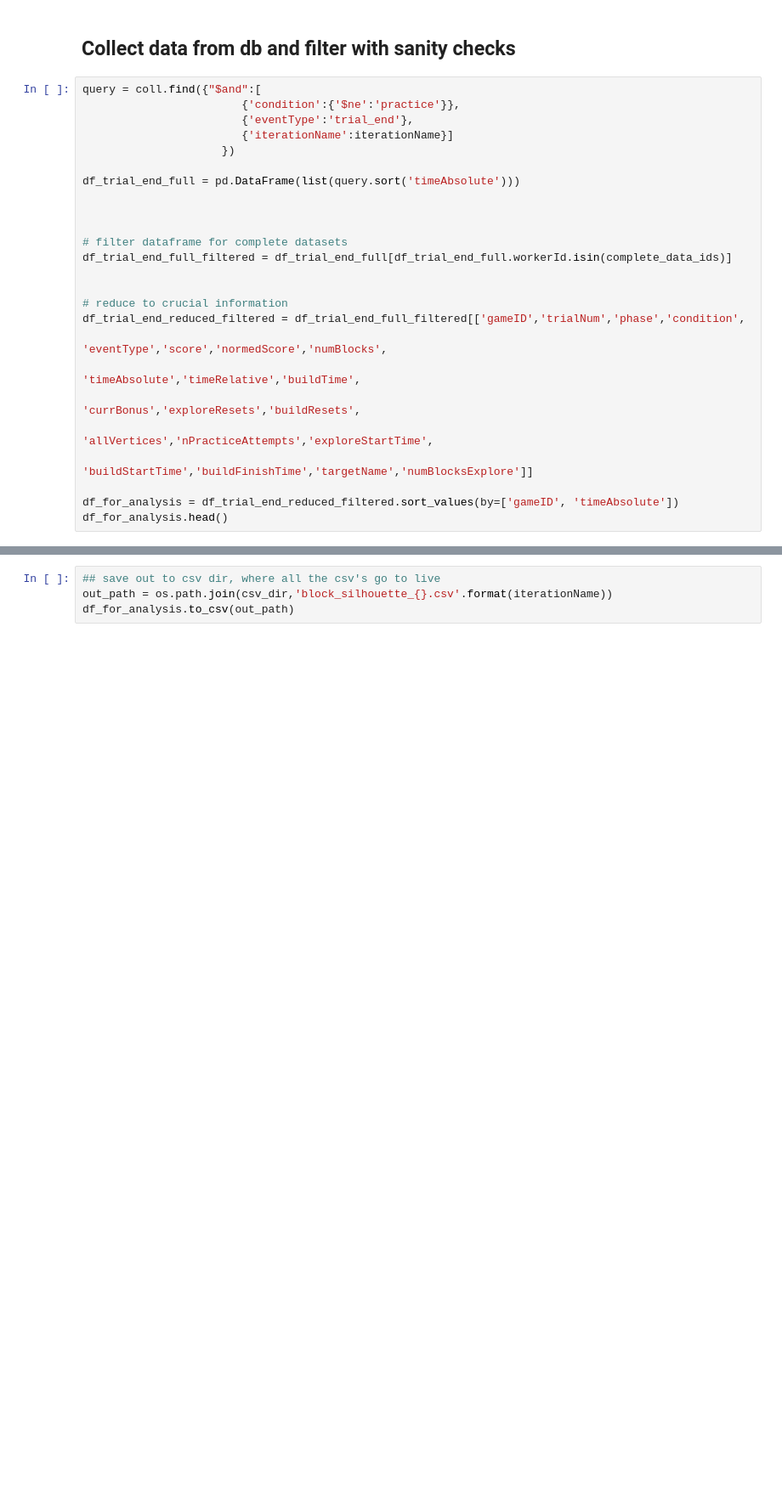
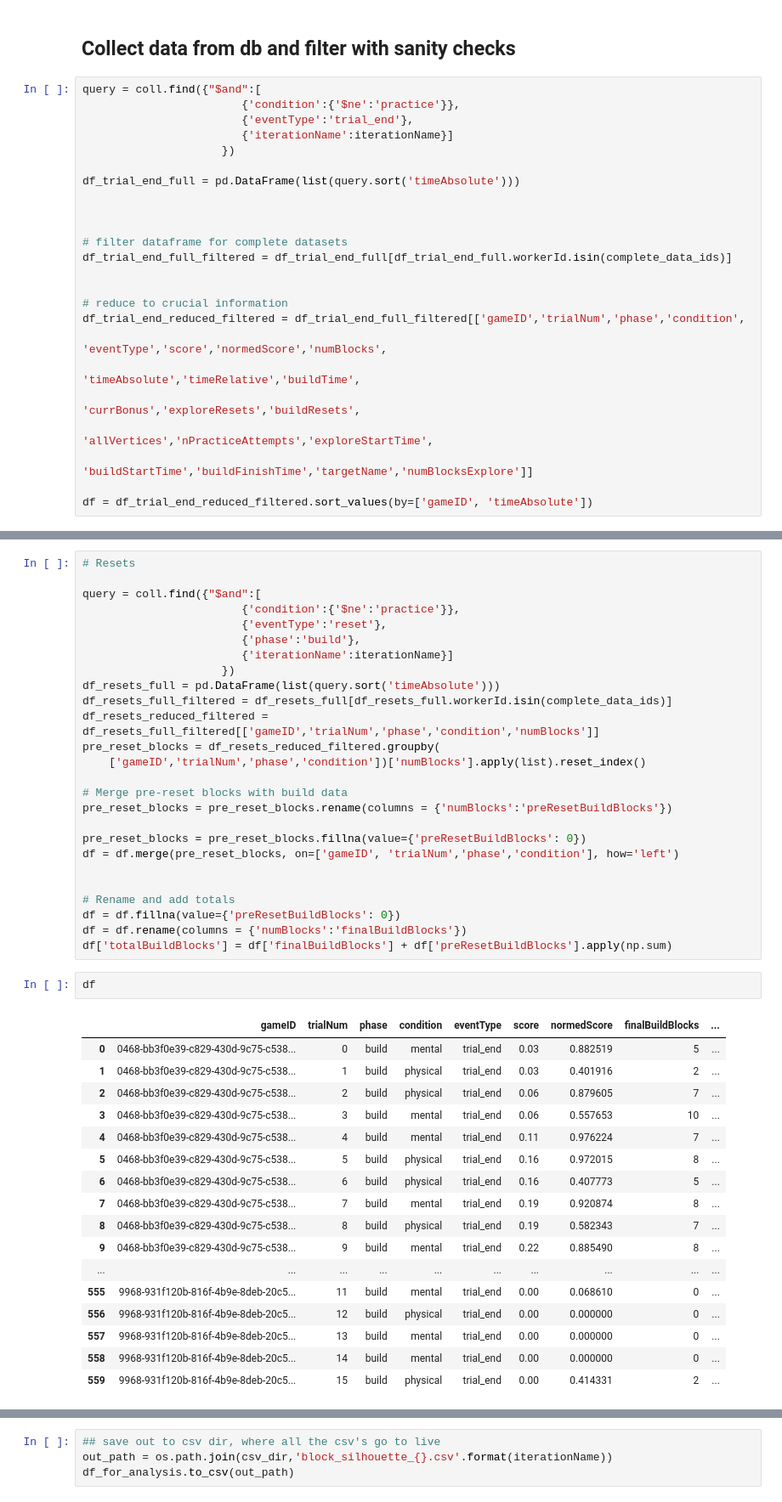
Before and after one commit to cogtoolslab/block_construction, a Jupyter notebook: analysis/will/block_silhouette_data_generator.ipynb, the cells around one changed output, grey strips where cells are left out. Shown at 85% size. Cells and saved outputs as stored; diff of their text form; blank space fills up the shorter version.

```diff
--- a/analysis/will/block_silhouette_data_generator.ipynb
+++ b/analysis/will/block_silhouette_data_generator.ipynb
@@ -135,5 +137,4 @@ df_trial_end_reduced_filtered = df_trial_end_full_filtered[['gameID','trialNum',
                                                             'allVertices','nPracticeAttempts','exploreStartTime',
                                                             'buildStartTime','buildFinishTime','targetName','numBlocksExplore']]
 
-df_for_analysis = df_trial_end_reduced_filtered.sort_values(by=['gameID', 'timeAbsolute'])
-df_for_analysis.head()
+df = df_trial_end_reduced_filtered.sort_values(by=['gameID', 'timeAbsolute'])
@@ -139,0 +143,46 @@ df_for_analysis.head()
+# %%
+# Resets
+
+query = coll.find({"$and":[
+                        {'condition':{'$ne':'practice'}},
+                        {'eventType':'reset'},
+                        {'phase':'build'},
+                        {'iterationName':iterationName}]
+                     })
+df_resets_full = pd.DataFrame(list(query.sort('timeAbsolute')))
+df_resets_full_filtered = df_resets_full[df_resets_full.workerId.isin(complete_data_ids)]
+df_resets_reduced_filtered = df_resets_full_filtered[['gameID','trialNum','phase','condition','numBlocks']]
+pre_reset_blocks = df_resets_reduced_filtered.groupby(
+    ['gameID','trialNum','phase','condition'])['numBlocks'].apply(list).reset_index()
+
+# Merge pre-reset blocks with build data
+pre_reset_blocks = pre_reset_blocks.rename(columns = {'numBlocks':'preResetBuildBlocks'})
+
+pre_reset_blocks = pre_reset_blocks.fillna(value={'preResetBuildBlocks': 0})
+df = df.merge(pre_reset_blocks, on=['gameID', 'trialNum','phase','condition'], how='left')
+
+
+# Rename and add totals
+df = df.fillna(value={'preResetBuildBlocks': 0})
+df = df.rename(columns = {'numBlocks':'finalBuildBlocks'})
+df['totalBuildBlocks'] = df['finalBuildBlocks'] + df['preResetBuildBlocks'].apply(np.sum)
+# %%
+df
+# %% [output]
+|  | gameID | trialNum | phase | condition | eventType | score | normedScore | finalBuildBlocks | ... |
+| 0 | 0468-bb3f0e39-c829-430d-9c75-c538... | 0 | build | mental | trial_end | 0.03 | 0.882519 | 5 | ... |
+| 1 | 0468-bb3f0e39-c829-430d-9c75-c538... | 1 | build | physical | trial_end | 0.03 | 0.401916 | 2 | ... |
+| 2 | 0468-bb3f0e39-c829-430d-9c75-c538... | 2 | build | physical | trial_end | 0.06 | 0.879605 | 7 | ... |
+| 3 | 0468-bb3f0e39-c829-430d-9c75-c538... | 3 | build | mental | trial_end | 0.06 | 0.557653 | 10 | ... |
+| 4 | 0468-bb3f0e39-c829-430d-9c75-c538... | 4 | build | mental | trial_end | 0.11 | 0.976224 | 7 | ... |
+| 5 | 0468-bb3f0e39-c829-430d-9c75-c538... | 5 | build | physical | trial_end | 0.16 | 0.972015 | 8 | ... |
+| 6 | 0468-bb3f0e39-c829-430d-9c75-c538... | 6 | build | physical | trial_end | 0.16 | 0.407773 | 5 | ... |
+| 7 | 0468-bb3f0e39-c829-430d-9c75-c538... | 7 | build | mental | trial_end | 0.19 | 0.920874 | 8 | ... |
+| 8 | 0468-bb3f0e39-c829-430d-9c75-c538... | 8 | build | physical | trial_end | 0.19 | 0.582343 | 7 | ... |
+| 9 | 0468-bb3f0e39-c829-430d-9c75-c538... | 9 | build | mental | trial_end | 0.22 | 0.885490 | 8 | ... |
+| ... | ... | ... | ... | ... | ... | ... | ... | ... | ... |
+| 555 | 9968-931f120b-816f-4b9e-8deb-20c5... | 11 | build | mental | trial_end | 0.00 | 0.068610 | 0 | ... |
+| 556 | 9968-931f120b-816f-4b9e-8deb-20c5... | 12 | build | physical | trial_end | 0.00 | 0.000000 | 0 | ... |
+| 557 | 9968-931f120b-816f-4b9e-8deb-20c5... | 13 | build | mental | trial_end | 0.00 | 0.000000 | 0 | ... |
+| 558 | 9968-931f120b-816f-4b9e-8deb-20c5... | 14 | build | mental | trial_end | 0.00 | 0.000000 | 0 | ... |
+| 559 | 9968-931f120b-816f-4b9e-8deb-20c5... | 15 | build | physical | trial_end | 0.00 | 0.414331 | 2 | ... |
```
Also changed, not shown: parts of 13 cells of this notebook, 1 other file.
